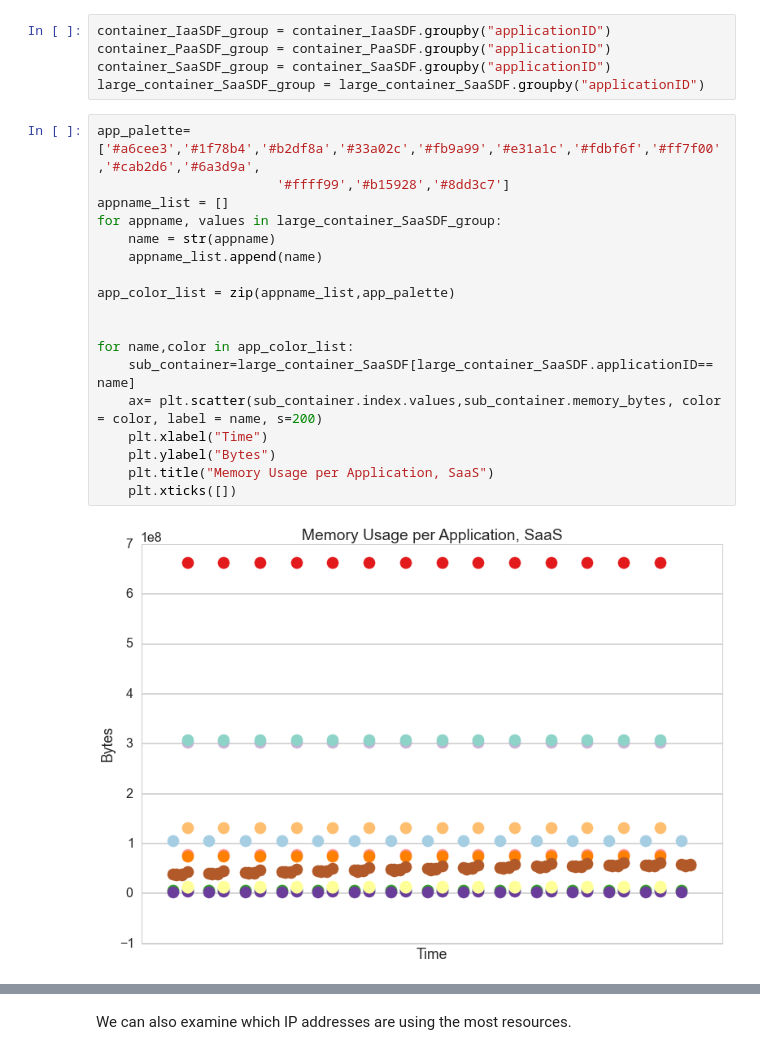
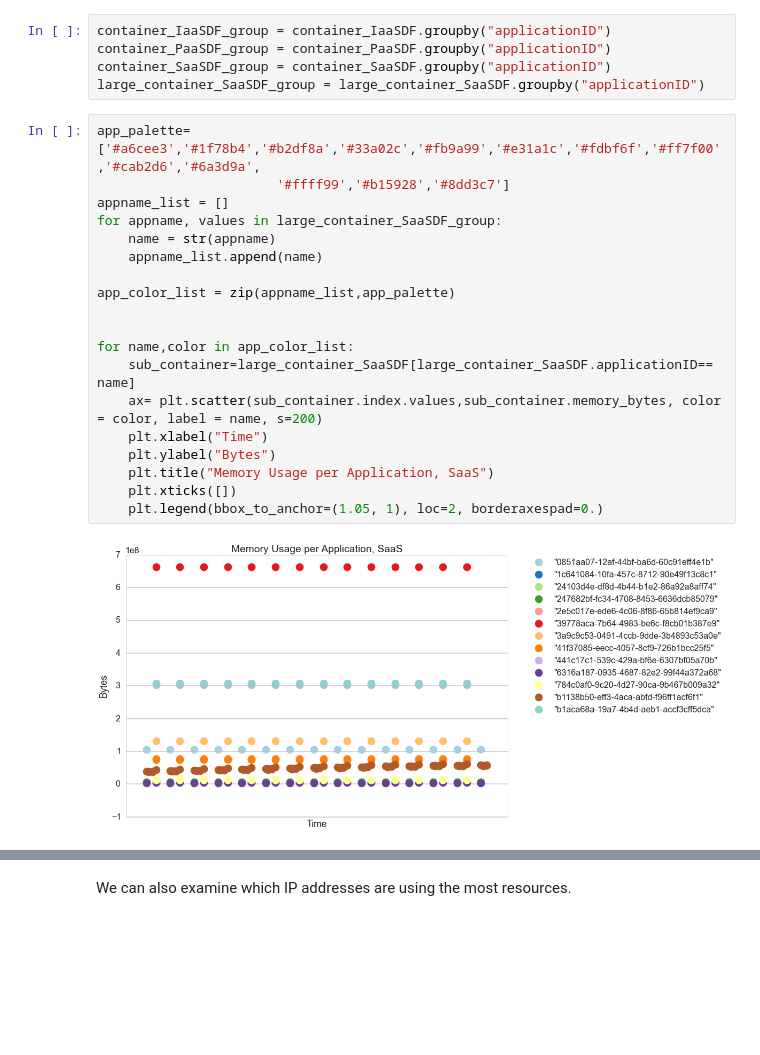
Before and after one commit to harvard-team-pivot/elastic-compute, a Jupyter notebook: elasticCompute.ipynb, the cells around one changed output, grey strips where cells are left out. Drawn from its saved outputs; the diff is of its cells as text; blank space fills up the shorter version.

Commit message:
Added legends to existing plots

```diff
--- a/elasticCompute.ipynb
+++ b/elasticCompute.ipynb
@@ -468,23 +470,24 @@ large_container_SaaSDF_group = large_container_SaaSDF.groupby("applicationID")
 # %%
 app_palette= ['#a6cee3','#1f78b4','#b2df8a','#33a02c','#fb9a99','#e31a1c','#fdbf6f','#ff7f00','#cab2d6','#6a3d9a',
                        '#ffff99','#b15928','#8dd3c7']
 appname_list = []
 for appname, values in large_container_SaaSDF_group:
     name = str(appname)
     appname_list.append(name)
 
 app_color_list = zip(appname_list,app_palette)
 
 
 for name,color in app_color_list:
     sub_container=large_container_SaaSDF[large_container_SaaSDF.applicationID== name]
     ax= plt.scatter(sub_container.index.values,sub_container.memory_bytes, color = color, label = name, s=200)
     plt.xlabel("Time")
     plt.ylabel("Bytes")
     plt.title("Memory Usage per Application, SaaS")
     plt.xticks([])
+    plt.legend(bbox_to_anchor=(1.05, 1), loc=2, borderaxespad=0.)
 # %% [output]
-[figure, old version]
+[figure, new version]
 # %%
 for name,color in app_color_list:
     sub_container=large_container_SaaSDF[large_container_SaaSDF.applicationID== name]
```
Also changed, not shown: parts of 12 cells of this notebook.
